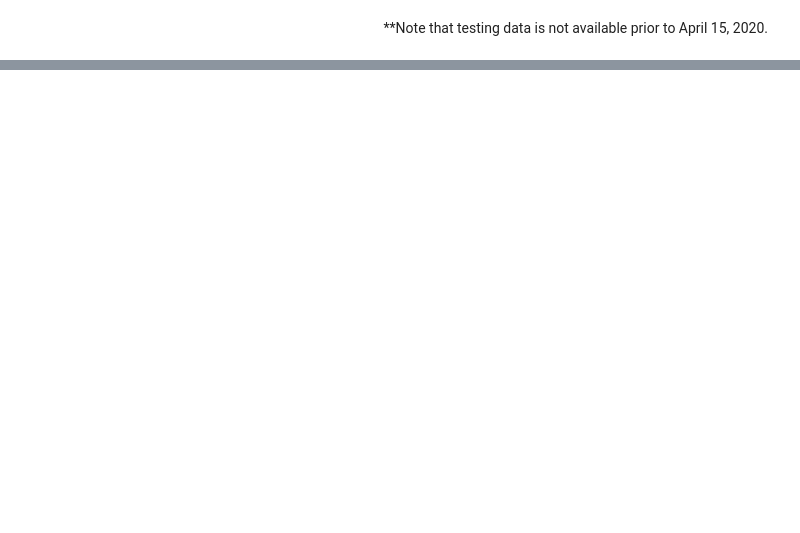
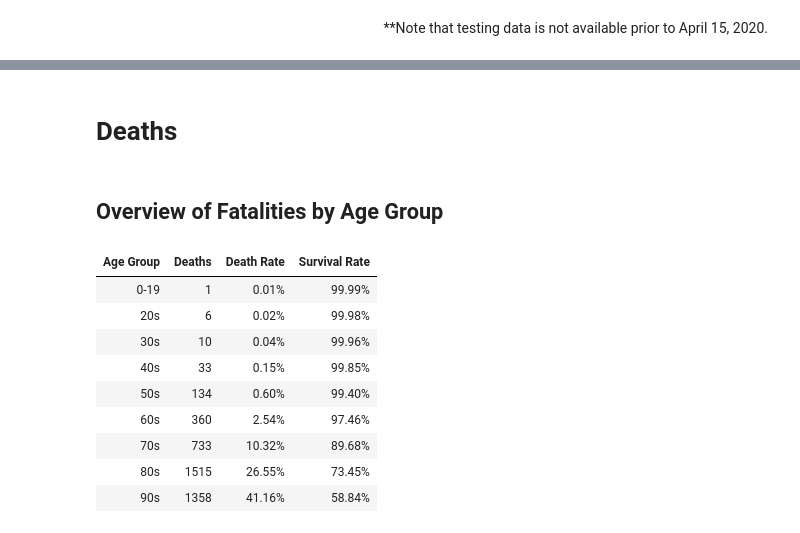
Before and after one commit to vijay-ss/covid19-blogpages, a Jupyter notebook: _notebooks/2020_12_20_Ontario_Overview.ipynb, the cells around one changed output, grey strips where cells are left out. Saved outputs shown, nothing was run; the diff lists cells and outputs as text; code cells hidden in the pictures; blank space fills up the shorter version.

```diff
--- a/_notebooks/2020_12_20_Ontario_Overview.ipynb
+++ b/_notebooks/2020_12_20_Ontario_Overview.ipynb
@@ -415,0 +580,47 @@ display(HTML("<div style='text-Align: right; margin-right: 10%;'> <span style='t
+# %% [markdown]
+# Deaths
+# %% [markdown]
+## Overview of Fatalities by Age Group
+# %%
+#hide_input
+
+df_deaths = src_conpos[src_conpos['Outcome1'] == 'Fatal'].groupby(['Age_Group']).count()["Row_ID"] \
+.reset_index().iloc[:,[0,1]].rename(columns={'Row_ID': 'Deaths'})
+
+df_res = src_conpos[src_conpos['Outcome1'] == 'Resolved'].groupby(['Age_Group']).count()["Row_ID"] \
+.reset_index().iloc[:,[0,1]].rename(columns={'Row_ID': 'Resolved'})
+
+df_nres = src_conpos[src_conpos['Outcome1'] == 'Not Resolved'].groupby(['Age_Group']).count()["Row_ID"] \
+.reset_index().iloc[:,[0,1]].rename(columns={'Row_ID': 'Not Resolved'})
+
+# merge dataframes together and clean up
+
+df_age = df_deaths.merge(df_res, on='Age_Group').merge(df_nres, on='Age_Group').replace('<20', '0-19') \
+.rename(columns={'Age_Group': 'Age Group'}).sort_values('Age Group')
+
+del [df_deaths, df_res, df_nres]
+
+# include percentages
+df_age['Death Rate'] = (df_age['Deaths'] / (df_age['Resolved'] + df_age['Not Resolved']))
+df_age['Survival Rate'] = (1 - df_age['Death Rate'])
+
+x = df_age \
+.drop(columns=['Resolved', 'Not Resolved']) \
+.style.format({"Death Rate": "{:.2%}",
+                     "Survival Rate": "{:.2%}"}) \
+                     .background_gradient(cmap='Reds', subset=['Deaths', 'Death Rate']) \
+                     .background_gradient(cmap='Greens', subset=['Survival Rate']) \
+                     .hide_index()
+
+x.set_properties(**{'text-align': 'center'}).hide_index()
+# %% [output]
+| Age Group | Deaths | Death Rate | Survival Rate |
+| 0-19 | 1 | 0.01% | 99.99% |
+| 20s | 6 | 0.02% | 99.98% |
+| 30s | 10 | 0.04% | 99.96% |
+| 40s | 33 | 0.15% | 99.85% |
+| 50s | 134 | 0.60% | 99.40% |
+| 60s | 360 | 2.54% | 97.46% |
+| 70s | 733 | 10.32% | 89.68% |
+| 80s | 1515 | 26.55% | 73.45% |
+| 90s | 1358 | 41.16% | 58.84% |
```
Also changed, not shown: parts of 10 cells of this notebook.
